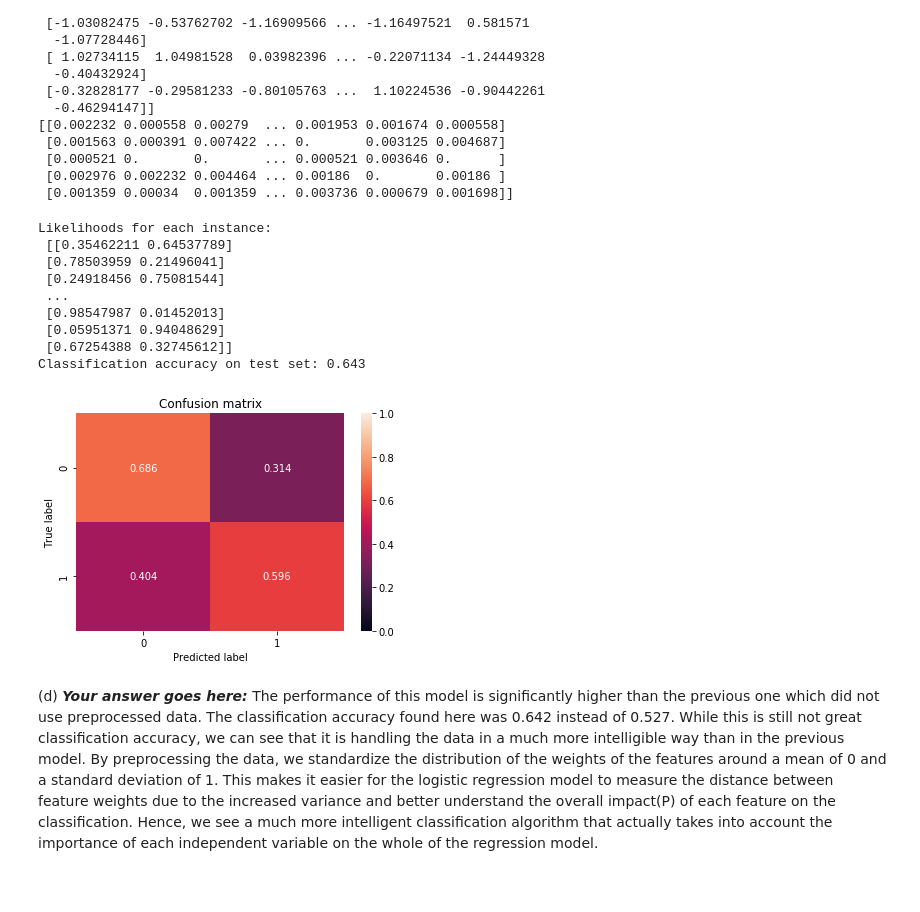
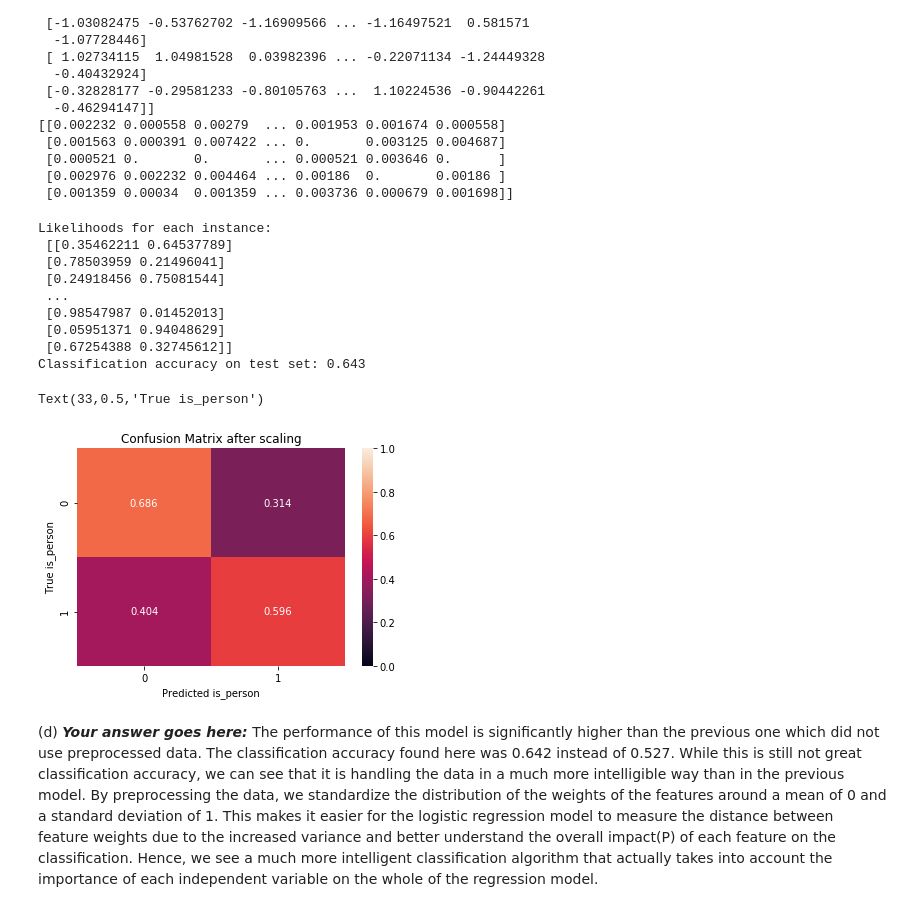
Before and after one commit to evanj354/Machine-Learning-Projects, a Jupyter notebook: 03_A_ObjectRecognition.ipynb, the cells around one changed output. Saved outputs shown, nothing was run; the diff lists cells and outputs as text; code cells hidden in the pictures.

```diff
--- a/03_A_ObjectRecognition.ipynb
+++ b/03_A_ObjectRecognition.ipynb
@@ -409,25 +425,29 @@ print(X_tr.values[0:5])
 # %%
 # (c) # Your Code goes here:
 lr = LogisticRegression(solver='lbfgs')
 lr.fit(X_tr_scale, y_tr)
 y_prob_pred = lr.predict_proba(X_tst_scale)
 print("Likelihoods for each instance: \n", y_prob_pred)
 print('Classification accuracy on test set: {:.3f}'.format(lr.score(X_tst_scale, y_tst)))
 y_pred = lr.predict(X_tst_scale)
 cm = confusion_matrix(y_tst, y_pred)
 plot_confusion_matrix(cm=cm)
+plt.title('Confusion Matrix after scaling')
+plt.xlabel('Predicted is_person')
+plt.ylabel('True is_person')
 # print(classification_report(y_tst, y_pred))
 # %% [output]
 Likelihoods for each instance:
  [[0.35462211 0.64537789]
  [0.78503959 0.21496041]
  [0.24918456 0.75081544]
  ...
  [0.98547987 0.01452013]
  [0.05951371 0.94048629]
  [0.67254388 0.32745612]]
 Classification accuracy on test set: 0.643
+Text(33,0.5,'True is_person')
-[figure, old version]
+[figure, new version]
 # %% [markdown]
 (d) ***Your answer goes here:***
 The performance of this model is significantly higher than the previous one which did not use preprocessed data. The classification accuracy found here was 0.642 instead of 0.527. While this is still not great classification accuracy, we can see that it is handling the data in a much more intelligible way than in the previous model. By preprocessing the data, we standardize the distribution of the weights of the features around a mean of 0 and a standard deviation of 1. This makes it easier for the logistic regression model to measure the distance between feature weights due to the increased variance and better understand the overall impact(P) of each feature on the classification. Hence, we see a much more intelligent classification algorithm that actually takes into account the importance of each independent variable on the whole of the regression model.
```
Also changed, not shown: parts of 8 cells of this notebook.
